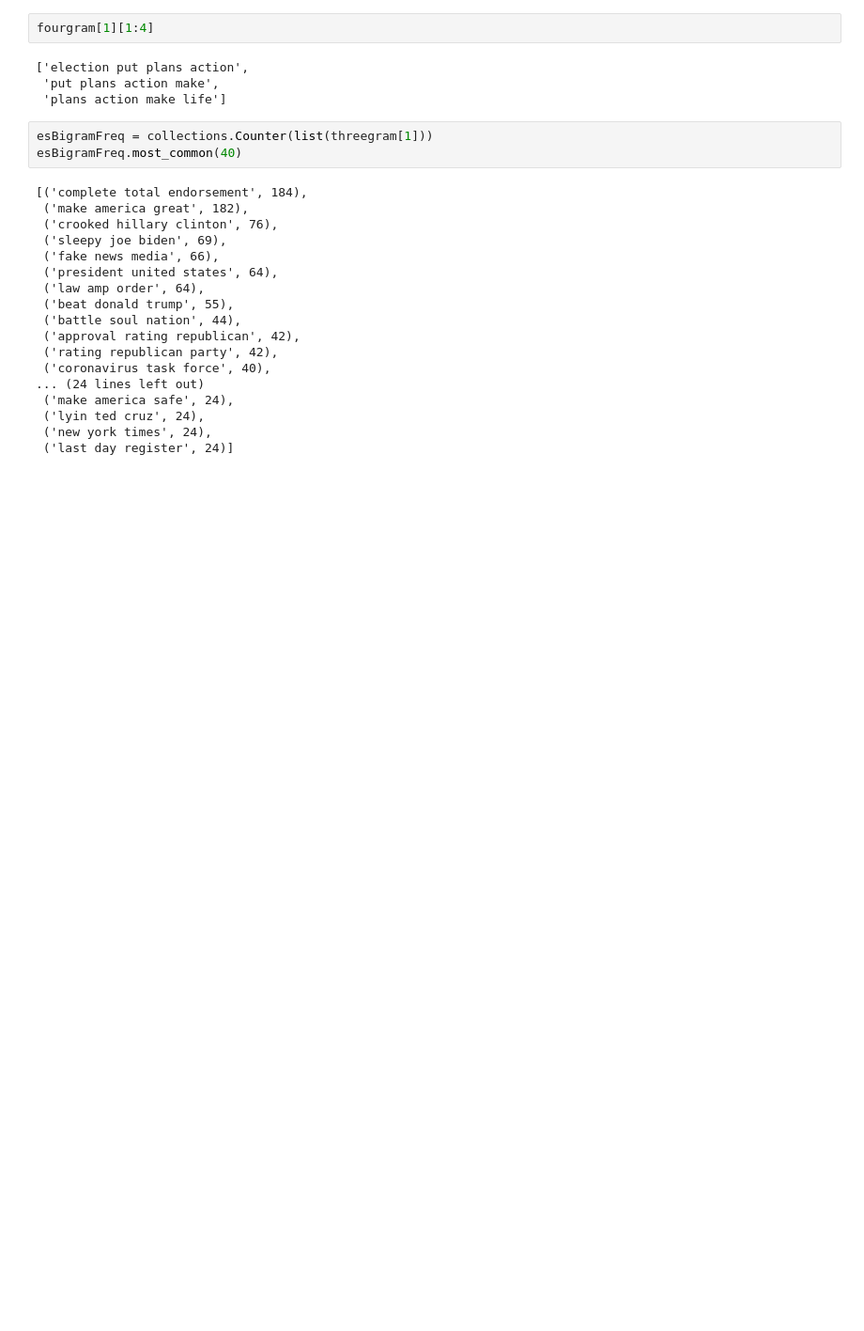
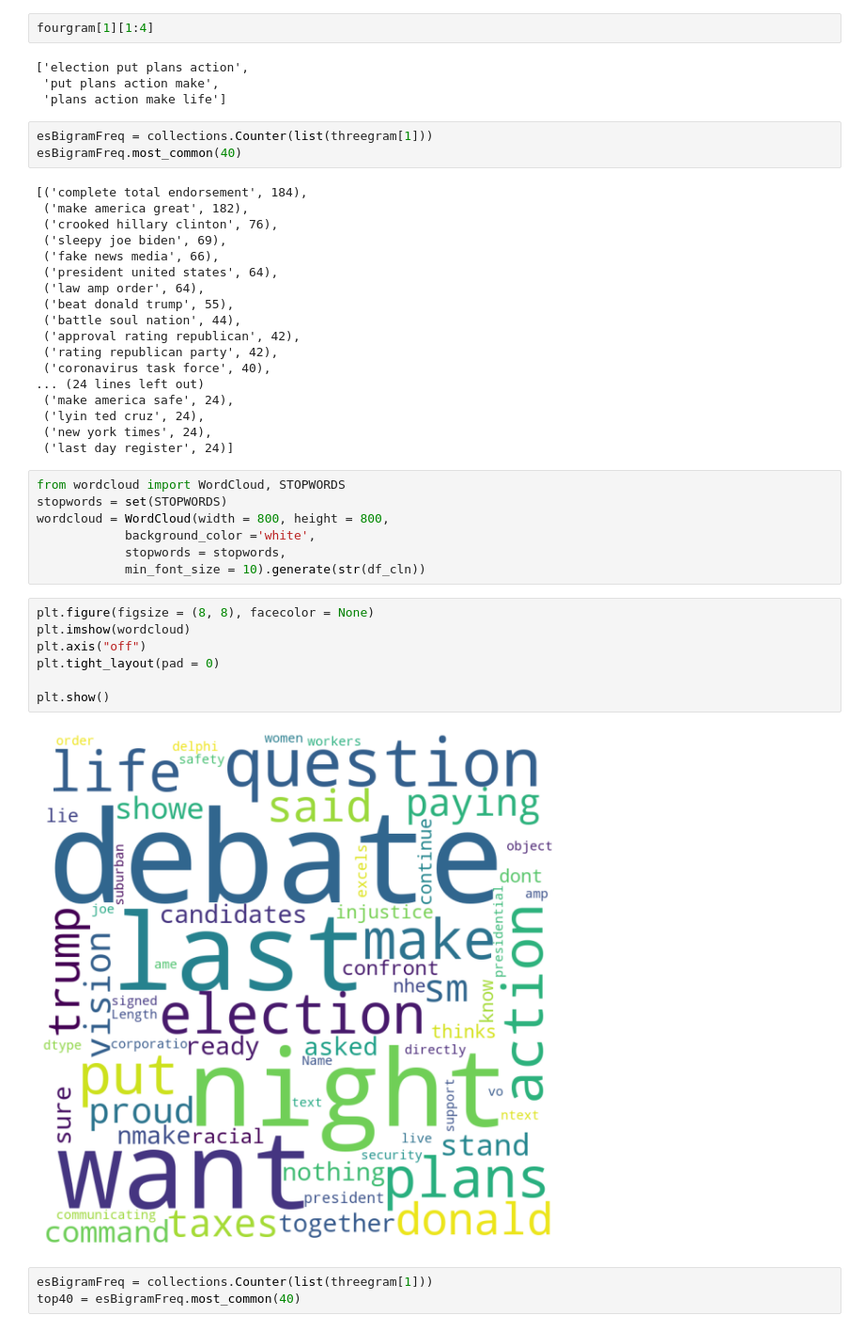
Before and after one commit to DinaTTomoum/Thesis2021, a Jupyter notebook: ngrams.ipynb, the cells around one changed output. Shown: that part at 94% size. Saved outputs shown, nothing was run; the diff lists cells and outputs as text; blank space fills up the shorter version.

```diff
--- a/ngrams.ipynb
+++ b/ngrams.ipynb
@@ -205,3 +205,22 @@ esBigramFreq.most_common(40)
  ('lyin ted cruz', 24),
  ('new york times', 24),
  ('last day register', 24)]
+# %%
+from wordcloud import WordCloud, STOPWORDS
+stopwords = set(STOPWORDS)
+wordcloud = WordCloud(width = 800, height = 800,
+            background_color ='white',
+            stopwords = stopwords,
+            min_font_size = 10).generate(str(df_cln))
+# %%
+plt.figure(figsize = (8, 8), facecolor = None)
+plt.imshow(wordcloud)
+plt.axis("off")
+plt.tight_layout(pad = 0)
+
+plt.show()
+# %% [output]
+[figure, added]
+# %%
+esBigramFreq = collections.Counter(list(threegram[1]))
+top40 = esBigramFreq.most_common(40)
```
Also changed, not shown: parts of 3 cells of this notebook.
